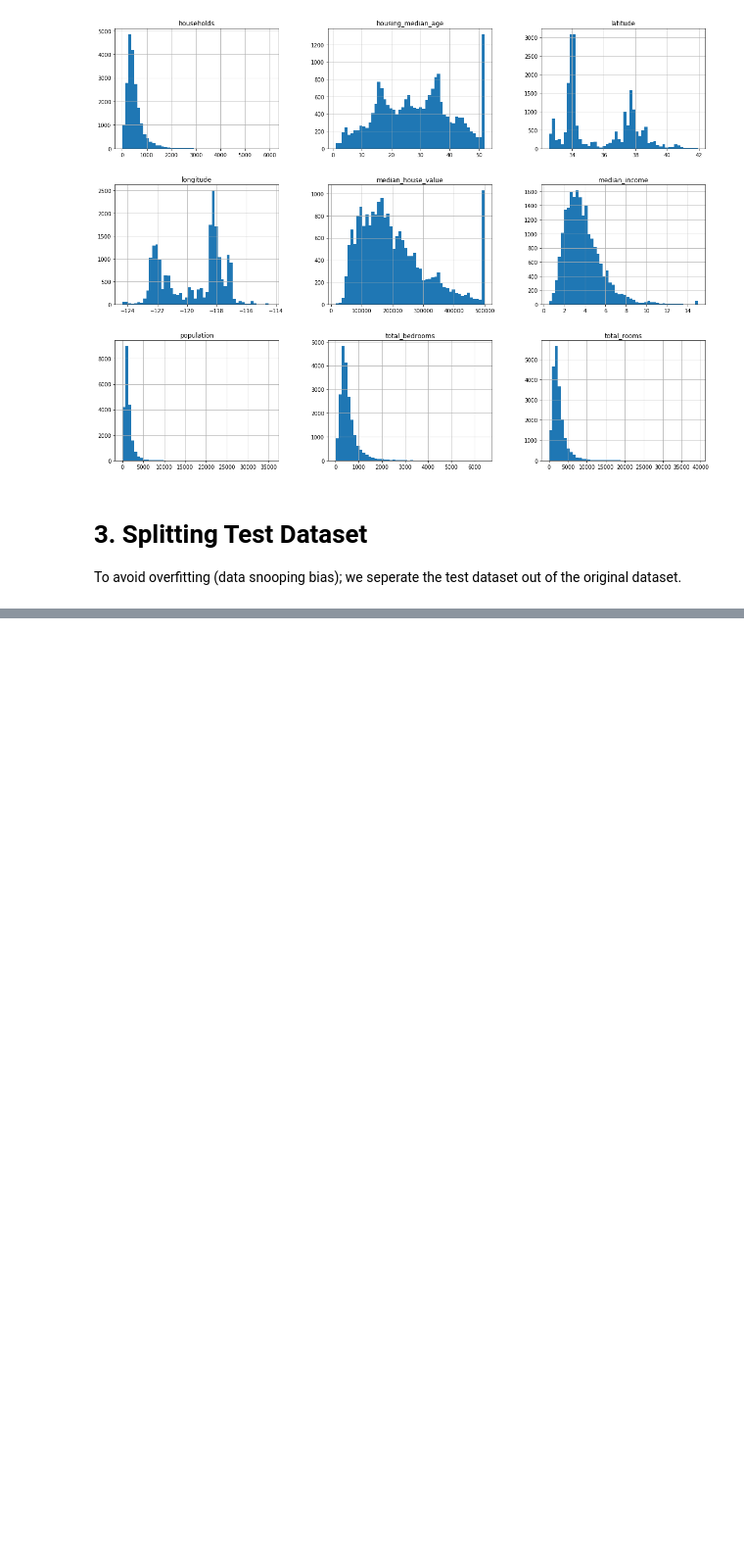
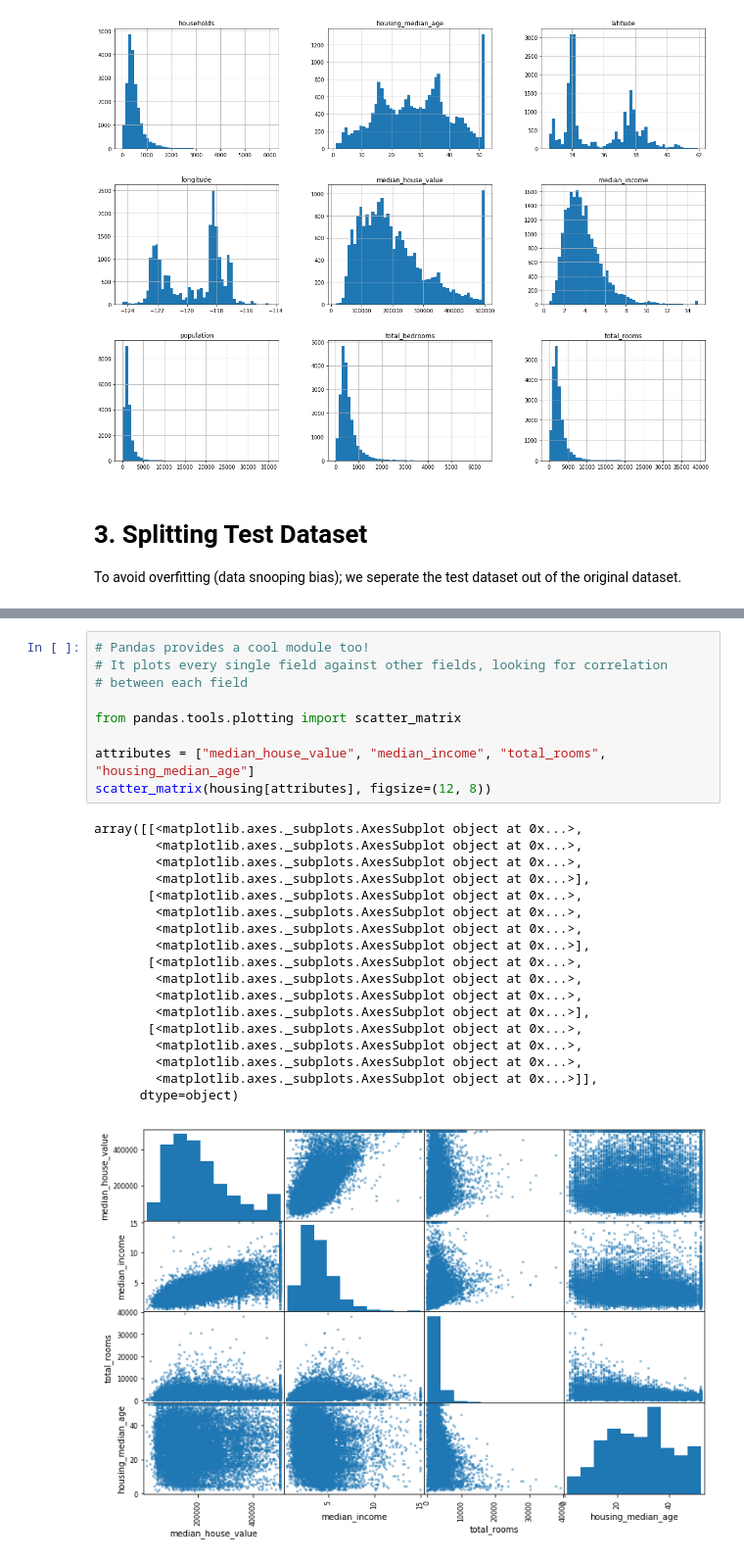
Before and after one commit to JimYang9788/machine-learning-notebooks, a Jupyter notebook: Supervised Regression Anaysis.ipynb, the cells around one changed output, grey strips where cells are left out. Shown: that part at 98% size. Saved outputs shown, nothing was run; the diff lists cells and outputs as text; blank space fills up the shorter version.

```diff
--- a/Supervised Regression Anaysis.ipynb
+++ b/Supervised Regression Anaysis.ipynb
@@ -119,0 +186,29 @@ train_set, test_set = split_train_test_by_id(housing_with_id, 0.2, "id")
+# %%
+# Pandas provides a cool module too!
+# It plots every single field against other fields, looking for correlation
+# between each field
+
+from pandas.tools.plotting import scatter_matrix
+
+attributes = ["median_house_value", "median_income", "total_rooms",
+"housing_median_age"]
+scatter_matrix(housing[attributes], figsize=(12, 8))
+# %% [output]
+array([[<matplotlib.axes._subplots.AxesSubplot object at 0x...>,
+        <matplotlib.axes._subplots.AxesSubplot object at 0x...>,
+        <matplotlib.axes._subplots.AxesSubplot object at 0x...>,
+        <matplotlib.axes._subplots.AxesSubplot object at 0x...>],
+       [<matplotlib.axes._subplots.AxesSubplot object at 0x...>,
+        <matplotlib.axes._subplots.AxesSubplot object at 0x...>,
+        <matplotlib.axes._subplots.AxesSubplot object at 0x...>,
+        <matplotlib.axes._subplots.AxesSubplot object at 0x...>],
+       [<matplotlib.axes._subplots.AxesSubplot object at 0x...>,
+        <matplotlib.axes._subplots.AxesSubplot object at 0x...>,
+        <matplotlib.axes._subplots.AxesSubplot object at 0x...>,
+        <matplotlib.axes._subplots.AxesSubplot object at 0x...>],
+       [<matplotlib.axes._subplots.AxesSubplot object at 0x...>,
+        <matplotlib.axes._subplots.AxesSubplot object at 0x...>,
+        <matplotlib.axes._subplots.AxesSubplot object at 0x...>,
+        <matplotlib.axes._subplots.AxesSubplot object at 0x...>]],
+      dtype=object)
+[figure, added]
```
Also changed, not shown: parts of 8 cells of this notebook.
